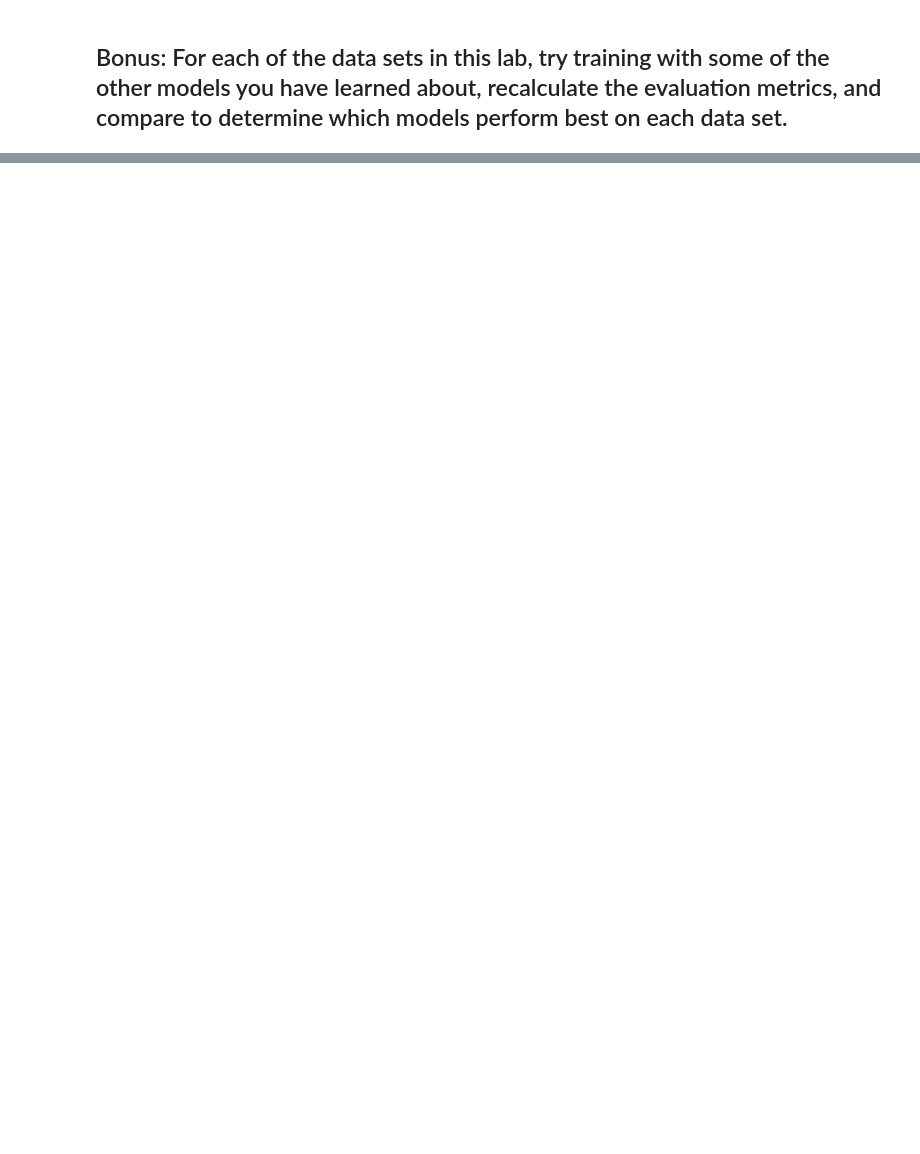
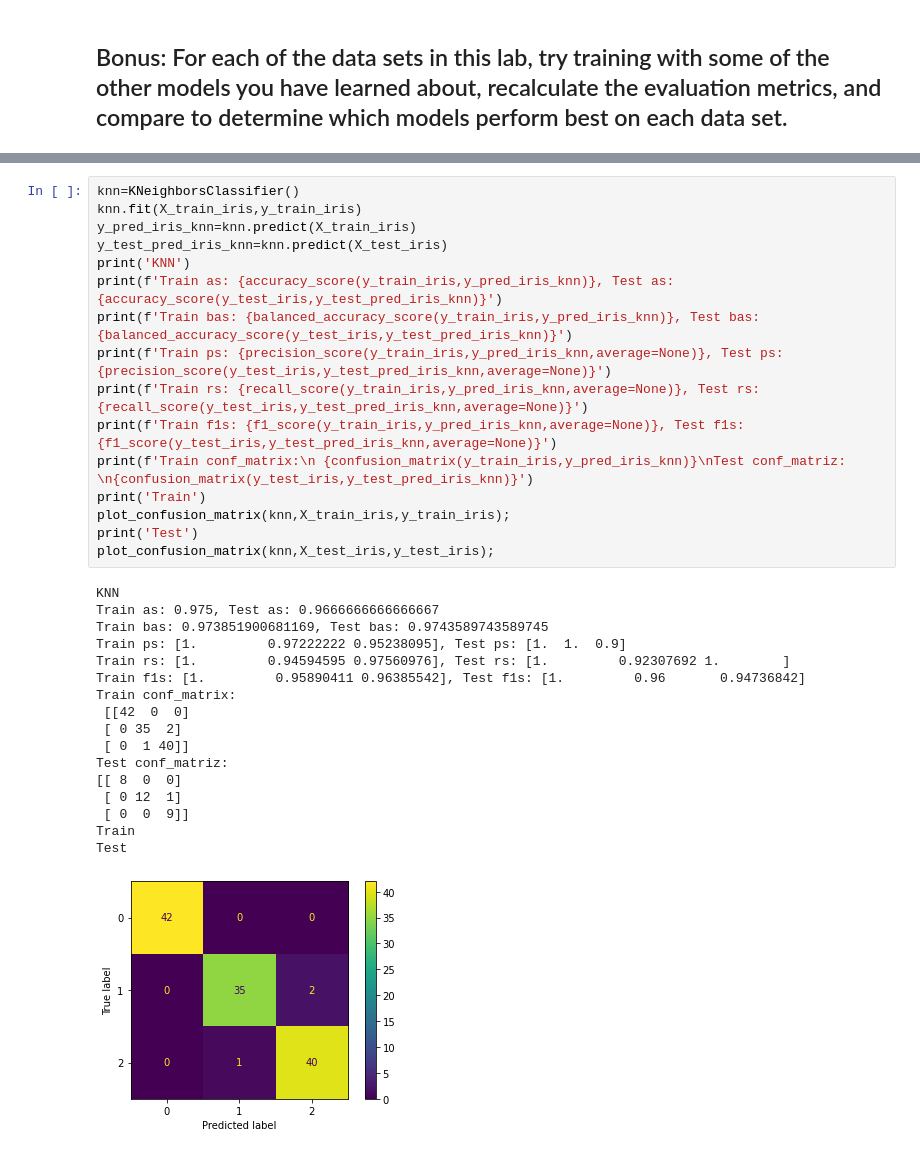
Before and after one commit to ta-data-mexpt/lab-supervised-model-evaluation, a Jupyter notebook: your-code/main.ipynb, the cells around one changed output, grey strips where cells are left out. Saved outputs shown, nothing was run; the diff lists cells and outputs as text; blank space fills up the shorter version.

```diff
--- a/your-code/main.ipynb
+++ b/your-code/main.ipynb
@@ -186,0 +314,34 @@ plot_confusion_matrix(logreg,X_test_iris,y_test_iris);
+# %%
+knn=KNeighborsClassifier()
+knn.fit(X_train_iris,y_train_iris)
+y_pred_iris_knn=knn.predict(X_train_iris)
+y_test_pred_iris_knn=knn.predict(X_test_iris)
+print('KNN')
+print(f'Train as: {accuracy_score(y_train_iris,y_pred_iris_knn)}, Test as: {accuracy_score(y_test_iris,y_test_pred_iris_knn)}')
+print(f'Train bas: {balanced_accuracy_score(y_train_iris,y_pred_iris_knn)}, Test bas: {balanced_accuracy_score(y_test_iris,y_test_pred_iris_knn)}')
+print(f'Train ps: {precision_score(y_train_iris,y_pred_iris_knn,average=None)}, Test ps: {precision_score(y_test_iris,y_test_pred_iris_knn,average=None)}')
+print(f'Train rs: {recall_score(y_train_iris,y_pred_iris_knn,average=None)}, Test rs: {recall_score(y_test_iris,y_test_pred_iris_knn,average=None)}')
+print(f'Train f1s: {f1_score(y_train_iris,y_pred_iris_knn,average=None)}, Test f1s: {f1_score(y_test_iris,y_test_pred_iris_knn,average=None)}')
+print(f'Train conf_matrix:\n {confusion_matrix(y_train_iris,y_pred_iris_knn)}\nTest conf_matriz: \n{confusion_matrix(y_test_iris,y_test_pred_iris_knn)}')
+print('Train')
+plot_confusion_matrix(knn,X_train_iris,y_train_iris);
+print('Test')
+plot_confusion_matrix(knn,X_test_iris,y_test_iris);
+# %% [output]
+KNN
+Train as: 0.975, Test as: 0.9666666666666667
+Train bas: 0.973851900681169, Test bas: 0.9743589743589745
+Train ps: [1.         0.97222222 0.95238095], Test ps: [1.  1.  0.9]
+Train rs: [1.         0.94594595 0.97560976], Test rs: [1.         0.92307692 1.        ]
+Train f1s: [1.         0.95890411 0.96385542], Test f1s: [1.         0.96       0.94736842]
+Train conf_matrix:
+ [[42  0  0]
+ [ 0 35  2]
+ [ 0  1 40]]
+Test conf_matriz:
+[[ 8  0  0]
+ [ 0 12  1]
+ [ 0  0  9]]
+Train
+Test
+[figure, added]
```
Also changed, not shown: parts of 29 cells of this notebook.
